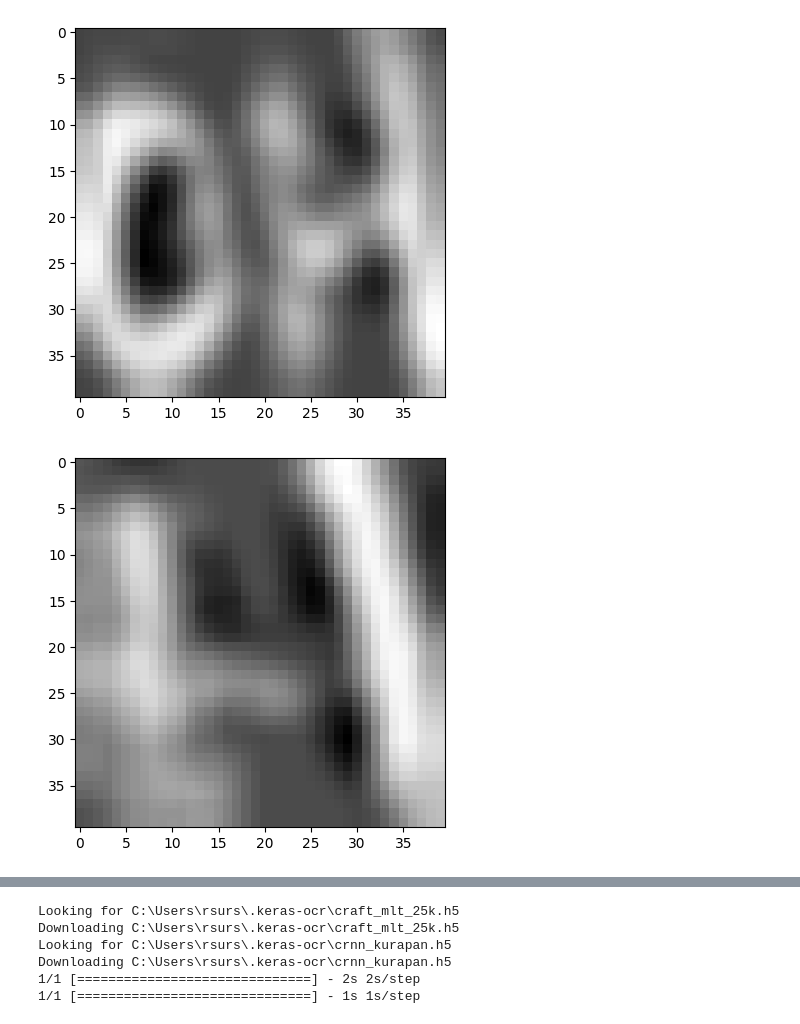
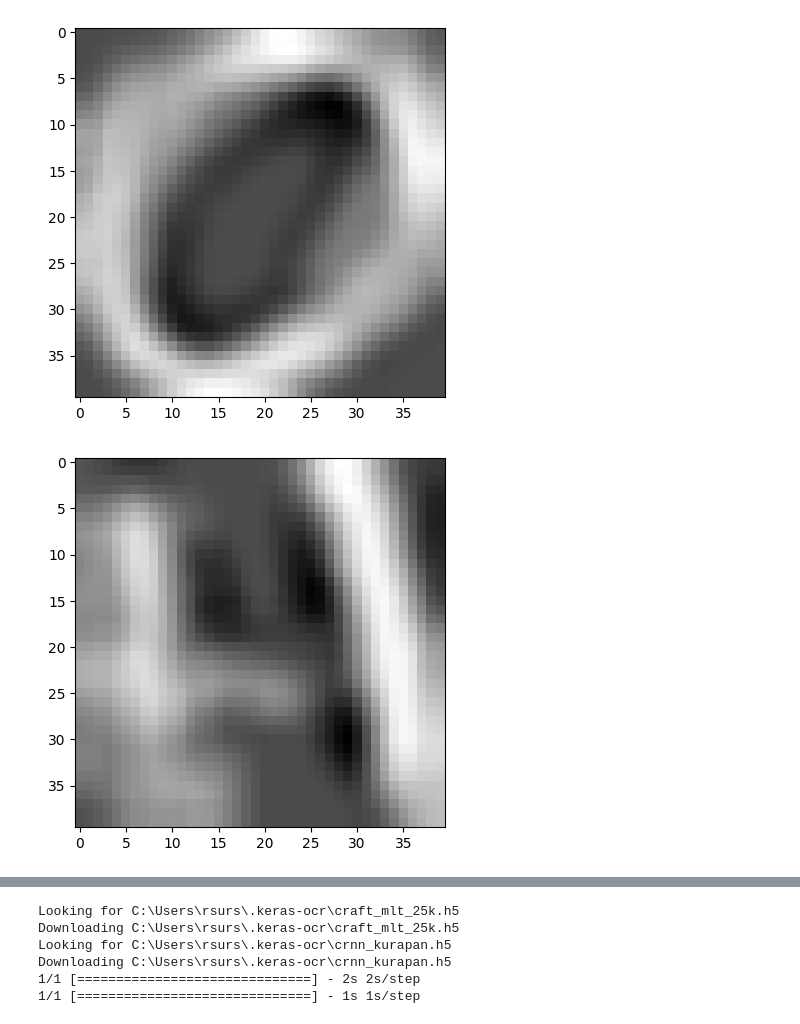
Before and after one commit to dev0419/Computer_Vision_Project, a Jupyter notebook: final.ipynb, the cells around one changed output, grey strips where cells are left out. Drawn from its saved outputs; the diff is of its cells as text; code cells hidden in the pictures.

```diff
--- a/final.ipynb
+++ b/final.ipynb
@@ -68,15 +68,15 @@ STRUCTURES = [
 ]
 
 # Absolute paths to the folders containing STRUCTURES
-PATHS = [r'C:\Users\91636\Documents\Sem5\CV\JupyterCV\data\struct1',
-         r'C:\Users\91636\Documents\Sem5\CV\JupyterCV\data\struct4',
-         r'C:\Users\91636\Documents\Sem5\CV\JupyterCV\data\struct5',
-         r'C:\Users\91636\Documents\Sem5\CV\JupyterCV\data\struct8',
-         r'C:\Users\91636\Documents\Sem5\CV\JupyterCV\data\struct13',
-         r'C:\Users\91636\Documents\Sem5\CV\JupyterCV\data\struct16',
-         r'C:\Users\91636\Documents\Sem5\CV\JupyterCV\data\struct19',
-         r'C:\Users\91636\Documents\Sem5\CV\JupyterCV\data\struct20',
-         r'C:\Users\91636\Documents\Sem5\CV\JupyterCV\data\struct22'
+PATHS = [r"C:\Users\rsurs\OneDrive\Documents\University_Study Material\3rd year\CV_LAB\Final_Project\data\struct1",
+         r"C:\Users\rsurs\OneDrive\Documents\University_Study Material\3rd year\CV_LAB\Final_Project\data\struct4",
+         r"C:\Users\rsurs\OneDrive\Documents\University_Study Material\3rd year\CV_LAB\Final_Project\data\struct5",
+         r"C:\Users\rsurs\OneDrive\Documents\University_Study Material\3rd year\CV_LAB\Final_Project\data\struct8",
+         r"C:\Users\rsurs\OneDrive\Documents\University_Study Material\3rd year\CV_LAB\Final_Project\data\struct13",
+         r"C:\Users\rsurs\OneDrive\Documents\University_Study Material\3rd year\CV_LAB\Final_Project\data\struct16",
+         r"C:\Users\rsurs\OneDrive\Documents\University_Study Material\3rd year\CV_LAB\Final_Project\data\struct19",
+         r"C:\Users\rsurs\OneDrive\Documents\University_Study Material\3rd year\CV_LAB\Final_Project\data\struct20",
+         r"C:\Users\rsurs\OneDrive\Documents\University_Study Material\3rd year\CV_LAB\Final_Project\data\struct22"
 ]
 
 def resize_all_images(path, new_size=(400, 300)):
@@ -126,30 +126,32 @@ import matplotlib.pyplot as plt
 # Constants and paths
 LINE_WIDTH = 18
 
-PATHS = [r'C:\Users\rsurs\OneDrive\Documents\University_Study Material\3rd year\CV_LAB\Mini_Project\data\sd\struct1',
-        r'C:\Users\rsurs\OneDrive\Documents\University_Study Material\3rd year\CV_LAB\Mini_Project\data\sd\struct4',
-        r'C:\Users\rsurs\OneDrive\Documents\University_Study Material\3rd year\CV_LAB\Mini_Project\data\sd\struct5',
-        r'C:\Users\rsurs\OneDrive\Documents\University_Study Material\3rd year\CV_LAB\Mini_Project\data\sd\struct8',
-        r'C:\Users\rsurs\OneDrive\Documents\University_Study Material\3rd year\CV_LAB\Mini_Project\data\sd\struct13',
-        r'C:\Users\rsurs\OneDrive\Documents\University_Study Material\3rd year\CV_LAB\Mini_Project\data\sd\struct16',
-        r'C:\Users\rsurs\OneDrive\Documents\University_Study Material\3rd year\CV_LAB\Mini_Project\data\sd\struct19',
-        r'C:\Users\rsurs\OneDrive\Documents\University_Study Material\3rd year\CV_LAB\Mini_Project\data\sd\struct20',
-        r'C:\Users\rsurs\OneDrive\Documents\University_Study Material\3rd year\CV_LAB\Mini_Project\data\sd\struct22']
+PATHS = [r"C:\Users\rsurs\OneDrive\Documents\University_Study Material\3rd year\CV_LAB\Final_Project\data\struct1",
+         r"C:\Users\rsurs\OneDrive\Documents\University_Study Material\3rd year\CV_LAB\Final_Project\data\struct4",
+         r"C:\Users\rsurs\OneDrive\Documents\University_Study Material\3rd year\CV_LAB\Final_Project\data\struct5",
+         r"C:\Users\rsurs\OneDrive\Documents\University_Study Material\3rd year\CV_LAB\Final_Project\data\struct8",
+         r"C:\Users\rsurs\OneDrive\Documents\University_Study Material\3rd year\CV_LAB\Final_Project\data\struct13",
+         r"C:\Users\rsurs\OneDrive\Documents\University_Study Material\3rd year\CV_LAB\Final_Project\data\struct16",
+         r"C:\Users\rsurs\OneDrive\Documents\University_Study Material\3rd year\CV_LAB\Final_Project\data\struct19",
+         r"C:\Users\rsurs\OneDrive\Documents\University_Study Material\3rd year\CV_LAB\Final_Project\data\struct20",
+         r"C:\Users\rsurs\OneDrive\Documents\University_Study Material\3rd year\CV_LAB\Final_Project\data\struct22"
+]
+
 # Updated absolute paths for templates
 TEMPLATES = [
-    r"C:\Users\rsurs\OneDrive\Documents\University_Study Material\3rd year\CV_LAB\Mini_Project\train\train\oh\combined.png\\",
-    r"C:\Users\rsurs\OneDrive\Documents\University_Study Material\3rd year\CV_LAB\Mini_Project\train\train\or\combined.png\\",
-    r"C:\Users\rsurs\OneDrive\Documents\University_Study Material\3rd year\CV_LAB\Mini_Project\train\train\ro\combined.png\\",
-    r"C:\Users\rsurs\OneDrive\Documents\University_Study Material\3rd year\CV_LAB\Mini_Project\train\train\h\combined.png\\",
-    r"C:\Users\rsurs\OneDrive\Documents\University_Study Material\3rd year\CV_LAB\Mini_Project\train\train\n\combined.png\\",
-    r"C:\Users\rsurs\OneDrive\Documents\University_Study Material\3rd year\CV_LAB\Mini_Project\train\train\o\combined.png\\"
+    r'C:\Users\rsurs\OneDrive\Documents\University_Study Material\3rd year\CV_LAB\Final_Project\train\oh\combined.png\\',
+    r'C:\Users\rsurs\OneDrive\Documents\University_Study Material\3rd year\CV_LAB\Final_Project\train\or\combined.png\\',
+    r'C:\Users\rsurs\OneDrive\Documents\University_Study Material\3rd year\CV_LAB\Final_Project\train\ro\combined.png\\',
+    r'C:\Users\rsurs\OneDrive\Documents\University_Study Material\3rd year\CV_LAB\Final_Project\train\h\combined.png\\',
+    r'C:\Users\rsurs\OneDrive\Documents\University_Study Material\3rd year\CV_LAB\Final_Project\train\n\combined.png\\',
+    r'C:\Users\rsurs\OneDrive\Documents\University_Study Material\3rd year\CV_LAB\Final_Project\train\o\combined.png\\'
 ]
 TEMPLATE_NAMES = ['OH', 'OR', 'O', 'H', 'N', 'RO']
 
 SINGLE_TEMPLATE_PATHS = [
-r'C:\Users\rsurs\OneDrive\Documents\University_Study Material\3rd year\CV_LAB\Mini_Project\train\o',
-r'C:\Users\rsurs\OneDrive\Documents\University_Study Material\3rd year\CV_LAB\Mini_Project\train\h',
-r'C:\Users\rsurs\OneDrive\Documents\University_Study Material\3rd year\CV_LAB\Mini_Project\train\n',
+r'C:\Users\rsurs\OneDrive\Documents\University_Study Material\3rd year\CV_LAB\Final_Project\train\o\\',
+r'C:\Users\rsurs\OneDrive\Documents\University_Study Material\3rd year\CV_LAB\Final_Project\train\h\\',
+r'C:\Users\rsurs\OneDrive\Documents\University_Study Material\3rd year\CV_LAB\Final_Project\train\n',
 ]
 
 STRUCTURES = [
@@ -234,40 +236,40 @@ def crop_and_make_templates(path):
             full_name = os.path.join(path, image)
             im = cv2.imread(full_name, 0)
             ret, im = cv2.threshold(im, 100, 255, cv2.THRESH_BINARY_INV)
             im = crop_and_resize_image(im, 40, 0)
             ims.append(im)
     return ims
 
 # Function to stack templates and create a combined template image
 def stack_templates(path, train_split=0.9):
     if not os.path.exists(path):
         print(f"Error: The directory '{path}' does not exist.")
         return
 
     ims = crop_and_make_templates(path)
     n_images = float(len(ims))
 
     # Apply Gaussian filter and normalize
     ims = [cv2.GaussianBlur(im, (5, 5), 5) / n_images for im in ims]
 
     final_image = ims[0]
     for im in ims[1:]:
         final_image = cv2.add(final_image, im)
 
     # Display the combined template image
     plt.imshow(final_image, cmap='gray')
     plt.show()
 
 
 # Create and stack templates for 'train/r/', 'train/o/', 'train/h/', and 'train/n/'
-stack_templates(r'C:\Users\rsurs\OneDrive\Documents\University_Study Material\3rd year\CV_LAB\Mini_Project\train\train\oh')
-stack_templates(r'C:\Users\rsurs\OneDrive\Documents\University_Study Material\3rd year\CV_LAB\Mini_Project\train\train\h')
-stack_templates(r'C:\Users\rsurs\OneDrive\Documents\University_Study Material\3rd year\CV_LAB\Mini_Project\train\train\n')
-stack_templates(r'C:\Users\rsurs\OneDrive\Documents\University_Study Material\3rd year\CV_LAB\Mini_Project\train\train\oh')
-stack_templates(r'C:\Users\rsurs\OneDrive\Documents\University_Study Material\3rd year\CV_LAB\Mini_Project\train\train\or')
-stack_templates(r'C:\Users\rsurs\OneDrive\Documents\University_Study Material\3rd year\CV_LAB\Mini_Project\train\train\ro')
+stack_templates(r'C:\Users\rsurs\OneDrive\Documents\University_Study Material\3rd year\CV_LAB\Final_Project\train\o')
+stack_templates(r'C:\Users\rsurs\OneDrive\Documents\University_Study Material\3rd year\CV_LAB\Final_Project\train\h')
+stack_templates(r'C:\Users\rsurs\OneDrive\Documents\University_Study Material\3rd year\CV_LAB\Final_Project\train\n')
+stack_templates(r'C:\Users\rsurs\OneDrive\Documents\University_Study Material\3rd year\CV_LAB\Final_Project\train\oh')
+stack_templates(r'C:\Users\rsurs\OneDrive\Documents\University_Study Material\3rd year\CV_LAB\Final_Project\train\or')
+stack_templates(r'C:\Users\rsurs\OneDrive\Documents\University_Study Material\3rd year\CV_LAB\Final_Project\train\ro')
 # %% [output]
-[figure, old version]
+[figure, new version]
 [figure]
 [figure]
 [figure]
```
Also changed, not shown: parts of 16 cells of this notebook.
